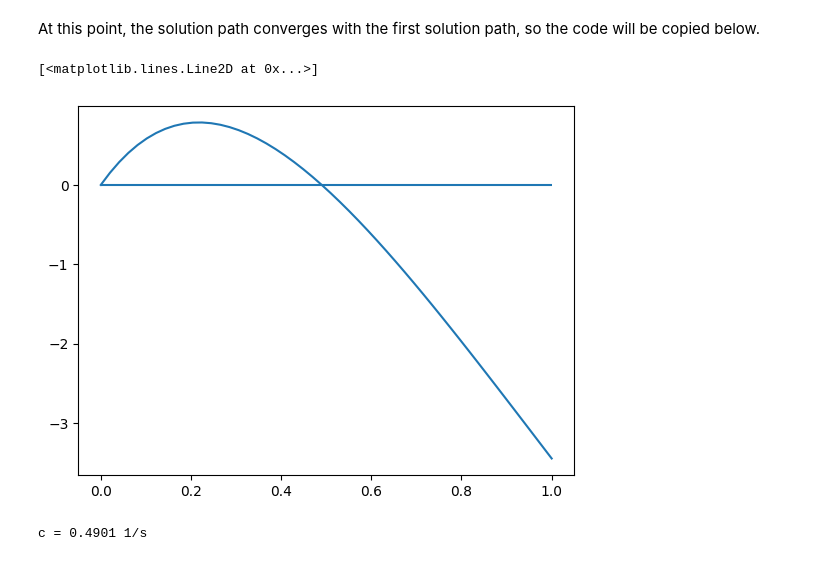
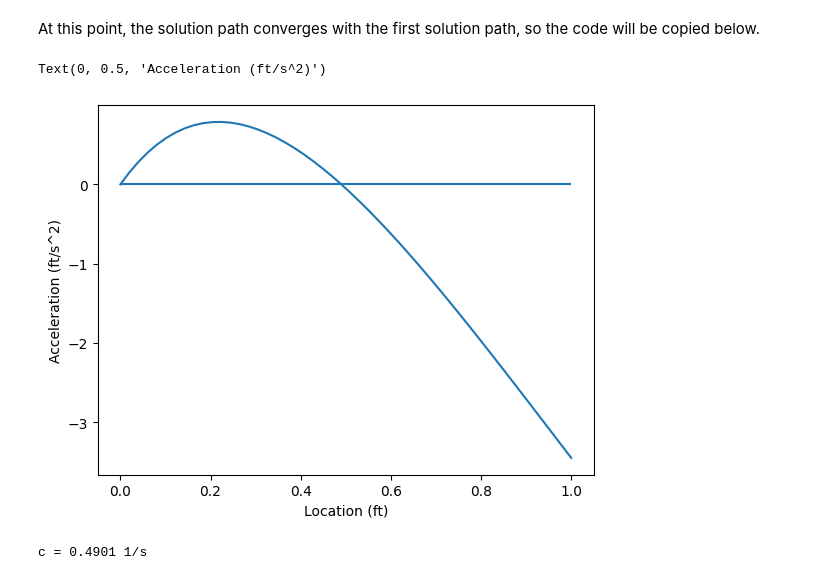
Before and after one commit to mKiloLA/python-based-mne, a Jupyter notebook: 7-fluid-mechanics/assignment-1/problem_4_31_solution.ipynb, the cells around one changed output. Cells and saved outputs as stored; diff of their text form; code cells hidden in the pictures.

```diff
--- a/7-fluid-mechanics/assignment-1/problem_4_31_solution.ipynb
+++ b/7-fluid-mechanics/assignment-1/problem_4_31_solution.ipynb
@@ -65,11 +67,13 @@ At this point, the solution path converges with the first solution path, so the
 # %%
 x = linspace(0, 1)
 
 plt.hlines(0, 0, 1)
 plt.plot(x, acceleration(x))
+plt.xlabel("Location (ft)")
+plt.ylabel("Acceleration (ft/s^2)")
 # %% [output]
-[<matplotlib.lines.Line2D at 0x...>]
+Text(0, 0.5, 'Acceleration (ft/s^2)')
-[figure, old version]
+[figure, new version]
 # %%
 c = fsolve(acceleration, 0.5)
 print(f"c = {c[0]:.4f} 1/s")
```
Also changed, not shown: parts of 1 cell of this notebook, 27 other files.
